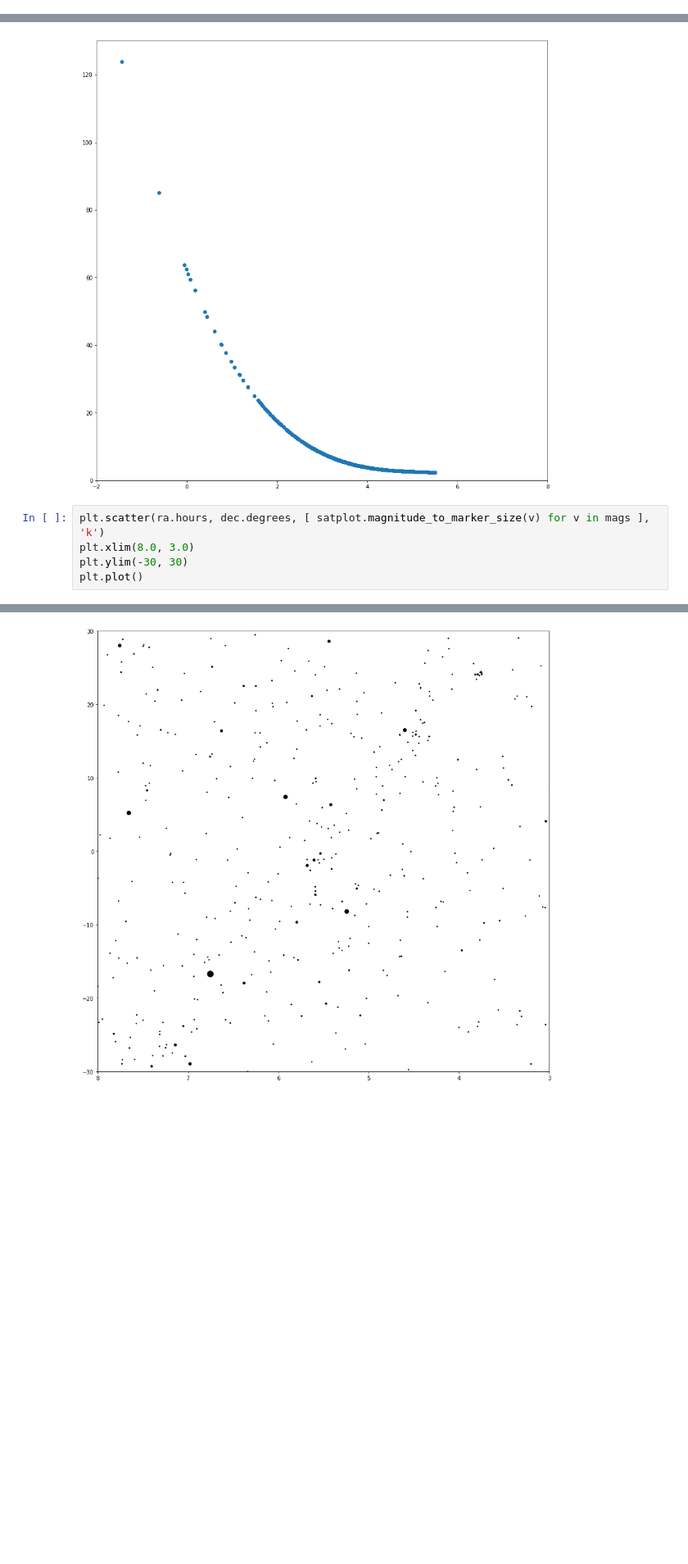
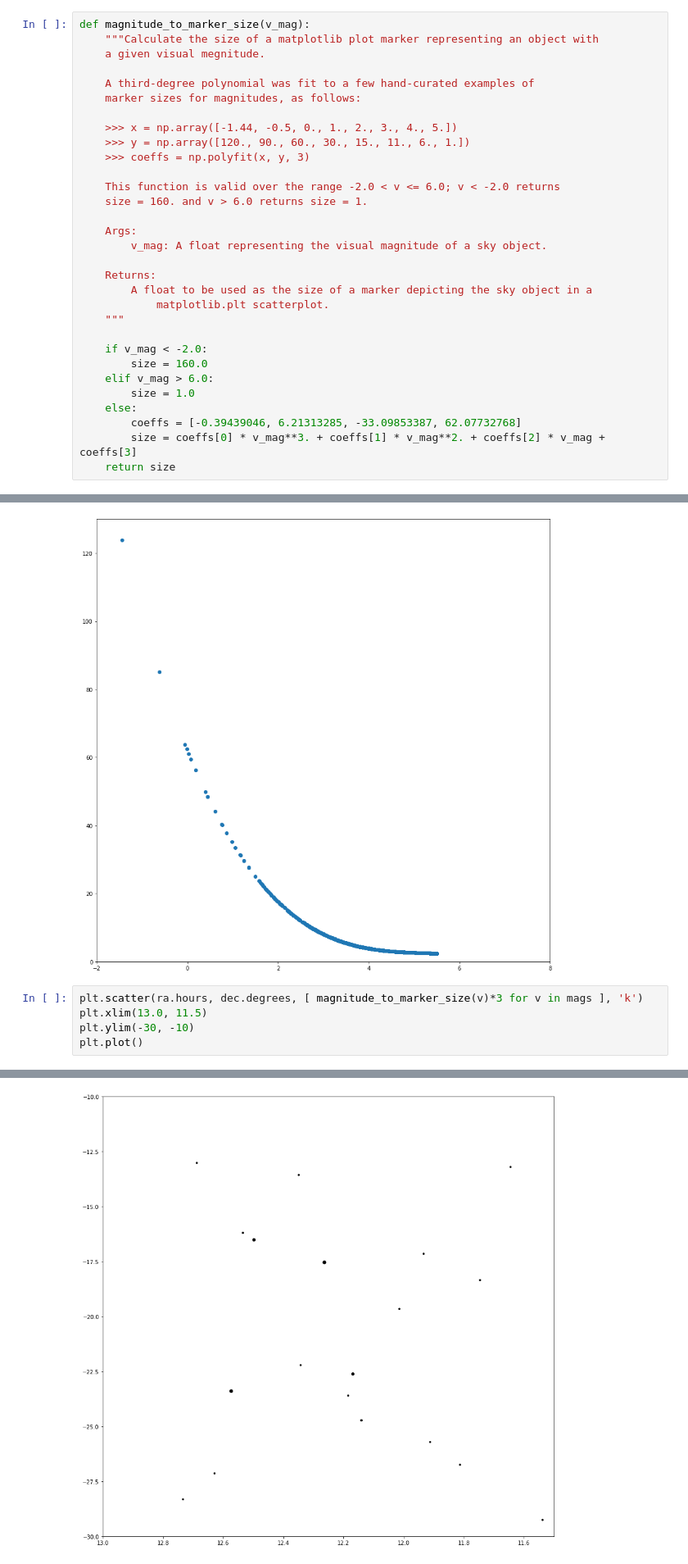
Before and after one commit to bradleypallen/skyfield-notebooks, a Jupyter notebook: Learning Skyfield.ipynb, the cells around one changed output, grey strips where cells are left out. Shown at 82% size. Cells and saved outputs as stored; diff of their text form; blank space fills up the shorter version.

Commit message:
Added RADecSkyChart
First version RA/Dec plotting. Not yet dealing with correction for declination distortion.

```diff
--- a/Learning Skyfield.ipynb
+++ b/Learning Skyfield.ipynb
@@ -102,5 +102,36 @@ bright_stars = api.Star.from_dataframe(bright)
 t = ts.now()
 astrometric = earth.at(t).observe(bright_stars)
 ra, dec, distance = astrometric.radec()
+# %%
+def magnitude_to_marker_size(v_mag):
+    """Calculate the size of a matplotlib plot marker representing an object with
+    a given visual megnitude.
+
+    A third-degree polynomial was fit to a few hand-curated examples of
+    marker sizes for magnitudes, as follows:
+
+    >>> x = np.array([-1.44, -0.5, 0., 1., 2., 3., 4., 5.])
+    >>> y = np.array([120., 90., 60., 30., 15., 11., 6., 1.])
+    >>> coeffs = np.polyfit(x, y, 3)
+
+    This function is valid over the range -2.0 < v <= 6.0; v < -2.0 returns
+    size = 160. and v > 6.0 returns size = 1.
+
+    Args:
+        v_mag: A float representing the visual magnitude of a sky object.
+
+    Returns:
+        A float to be used as the size of a marker depicting the sky object in a
+            matplotlib.plt scatterplot.
+    """
+
+    if v_mag < -2.0:
+        size = 160.0
+    elif v_mag > 6.0:
+        size = 1.0
+    else:
+        coeffs = [-0.39439046, 6.21313285, -33.09853387, 62.07732768]
+        size = coeffs[0] * v_mag**3. + coeffs[1] * v_mag**2. + coeffs[2] * v_mag + coeffs[3]
+    return size
 # %%
 mags = bright['magnitude'].tolist()
@@ -118,13 +149,13 @@ plt.plot()
 []
 [figure]
 # %%
-plt.scatter(ra.hours, dec.degrees, [ satplot.magnitude_to_marker_size(v) for v in mags ], 'k')
-plt.xlim(8.0, 3.0)
-plt.ylim(-30, 30)
+plt.scatter(ra.hours, dec.degrees, [ magnitude_to_marker_size(v)*3 for v in mags ], 'k')
+plt.xlim(13.0, 11.5)
+plt.ylim(-30, -10)
 plt.plot()
 # %% [output]
 []
-[figure, old version]
+[figure, new version]
 # %%
 observer = earth + manhattan_beach
 theta, r, mag = [], [], []
```
Also changed, not shown: parts of 5 cells of this notebook, 3 other files.
